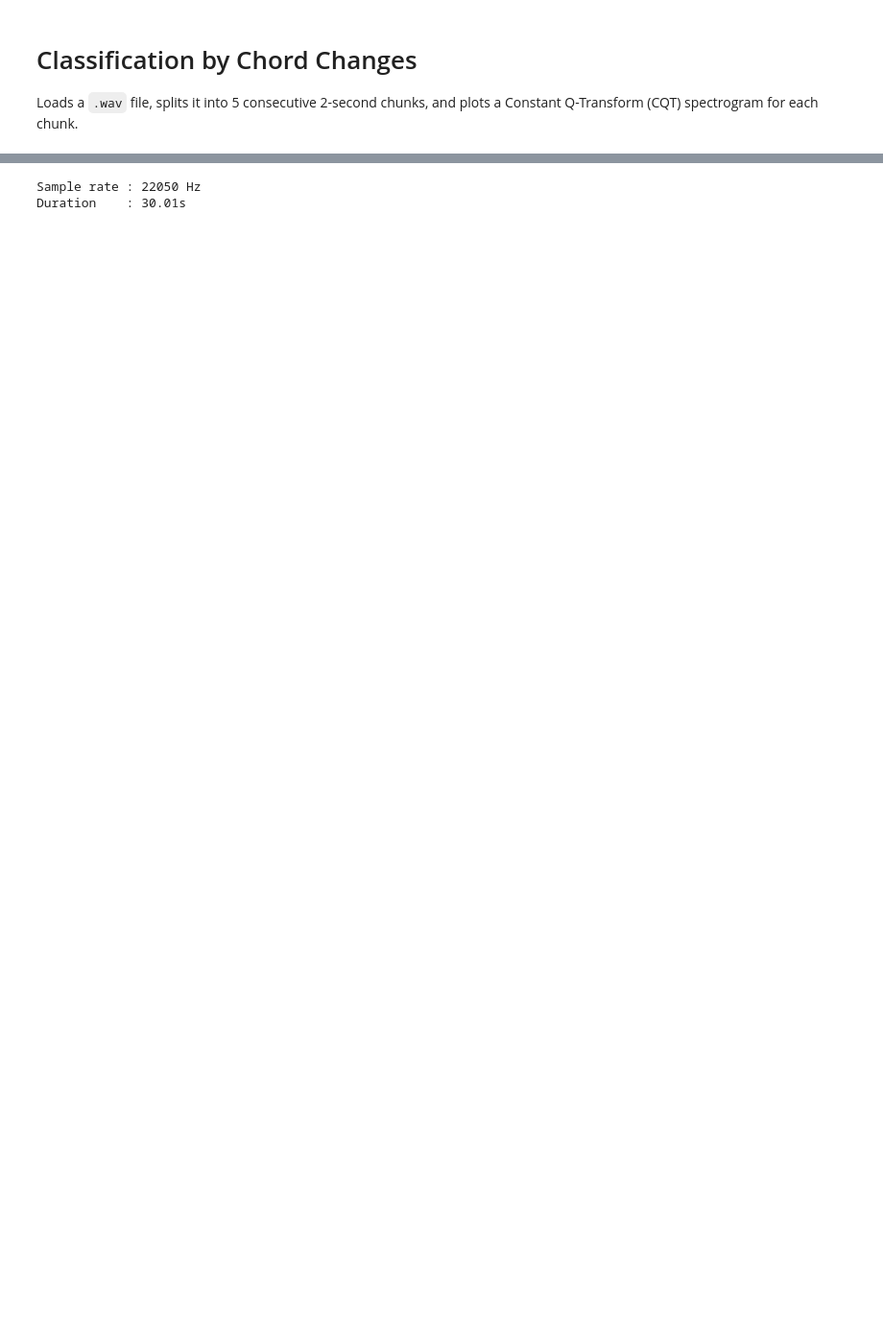
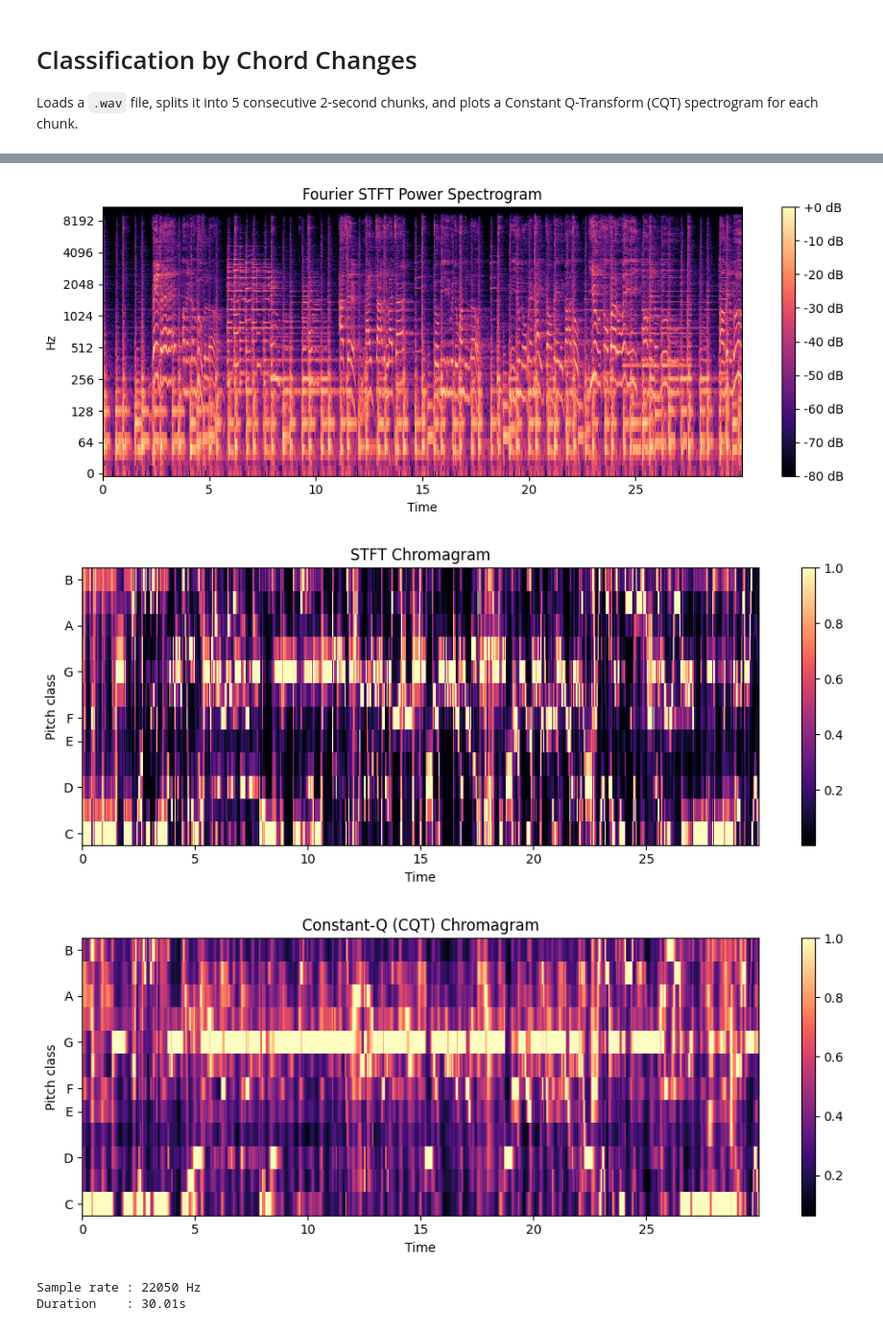
Before and after one commit to xbaca8/chordcluster, a Jupyter notebook: code/scratchpad.ipynb, the cells around one changed output, grey strips where cells are left out. Shown at 96% size. Saved outputs shown, nothing was run; the diff lists cells and outputs as text; code cells hidden in the pictures; blank space fills up the shorter version.

```diff
--- a/code/scratchpad.ipynb
+++ b/code/scratchpad.ipynb
@@ -39,4 +51,56 @@ NUM_CHUNKS = 5
 HOP_LENGTH = 512
+# %%
+def plot_separate_audio_features(file_path, hop_length=HOP_LENGTH):
+    """
+    Takes a .wav file path as input and plots its STFT spectrogram,
+    STFT chromagram, and Constant-Q chromagram as separate figures.
+    """
+    try:
+        # Load the audio file
+        y, sr = librosa.load(file_path, sr=None, duration=30)
+    except Exception as e:
+        print(f"Error loading the file: {e}")
+        return
+
+    # Compute all features first
+    D = librosa.stft(y, hop_length=hop_length)
+    S_db = librosa.amplitude_to_db(np.abs(D), ref=np.max)
+    chroma_stft = librosa.feature.chroma_stft(y=y, sr=sr, hop_length=hop_length)
+    chroma_cq = librosa.feature.chroma_cqt(y=y, sr=sr, hop_length=hop_length)
+
+    # --- Plot 1: Fourier STFT Spectrogram ---
+    plt.figure(figsize=(10, 4))
+    img1 = librosa.display.specshow(S_db, y_axis='log', x_axis='time', sr=sr)
+    plt.title('Fourier STFT Power Spectrogram')
+    plt.colorbar(img1, format="%+2.0f dB")
+    plt.tight_layout()
+    plt.savefig('stft_spectrogram.png') # Uncomment to save as an image file
+
+    # --- Plot 2: STFT Chromagram ---
+    plt.figure(figsize=(10, 4))
+    img2 = librosa.display.specshow(chroma_stft, y_axis='chroma', x_axis='time', sr=sr)
+    plt.title('STFT Chromagram')
+    plt.colorbar(img2)
+    plt.tight_layout()
+    plt.savefig('stft_chromagram.png') # Uncomment to save as an image file
+
+    # --- Plot 3: Constant-Q (CQT) Chromagram ---
+    plt.figure(figsize=(10, 4))
+    img3 = librosa.display.specshow(chroma_cq, y_axis='chroma', x_axis='time', sr=sr)
+    plt.title('Constant-Q (CQT) Chromagram')
+    plt.colorbar(img3)
+    plt.tight_layout()
+    plt.savefig('cqt_chromagram.png') # Uncomment to save as an image file
+
+    # Display all generated figures
+    plt.show()
+
+# Example usage:
+plot_separate_audio_features("../gtzan/Data/genres_original/blues/blues.00001.wav")
+# %% [output]
+[figure, added]
+[figure, added]
+[figure, added]
 # %%
 # Load audio
 y, sr = librosa.load(WAV_FILE, sr=None, mono=True)
```
Also changed, not shown: parts of 18 cells of this notebook, 14 other files.
